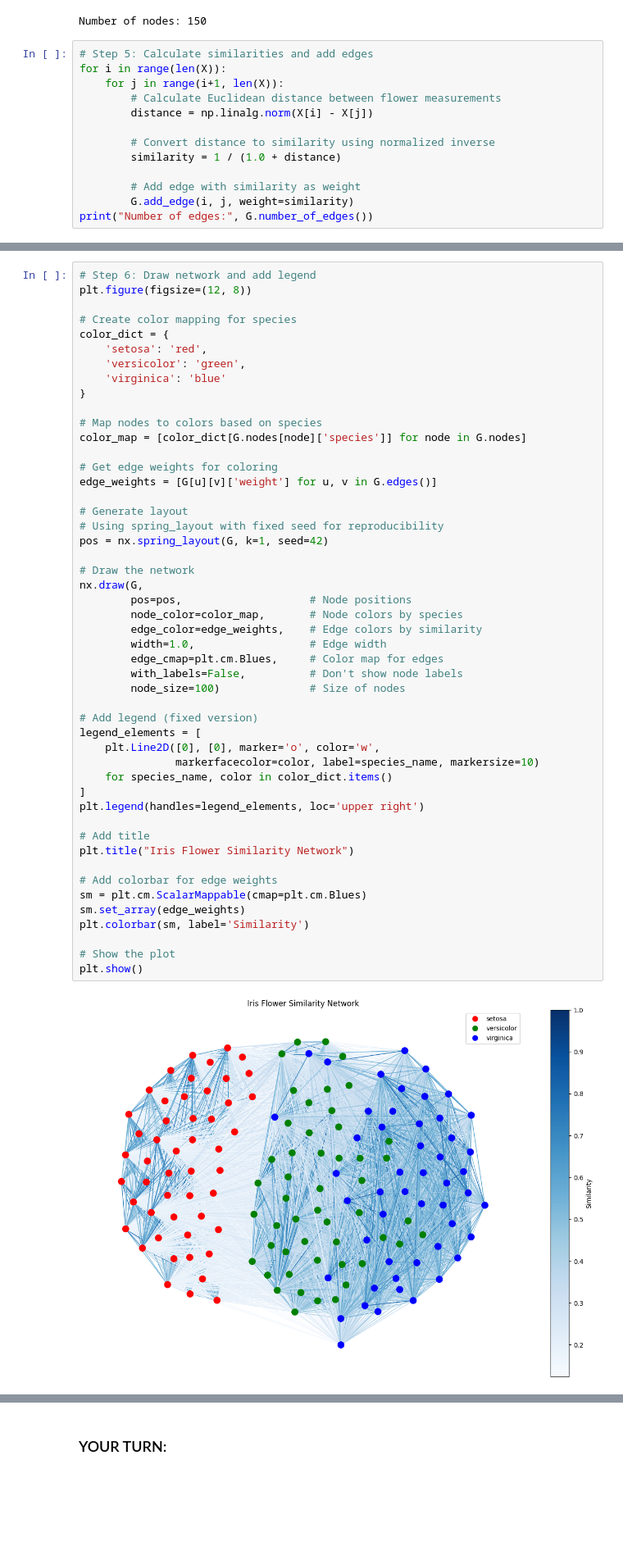
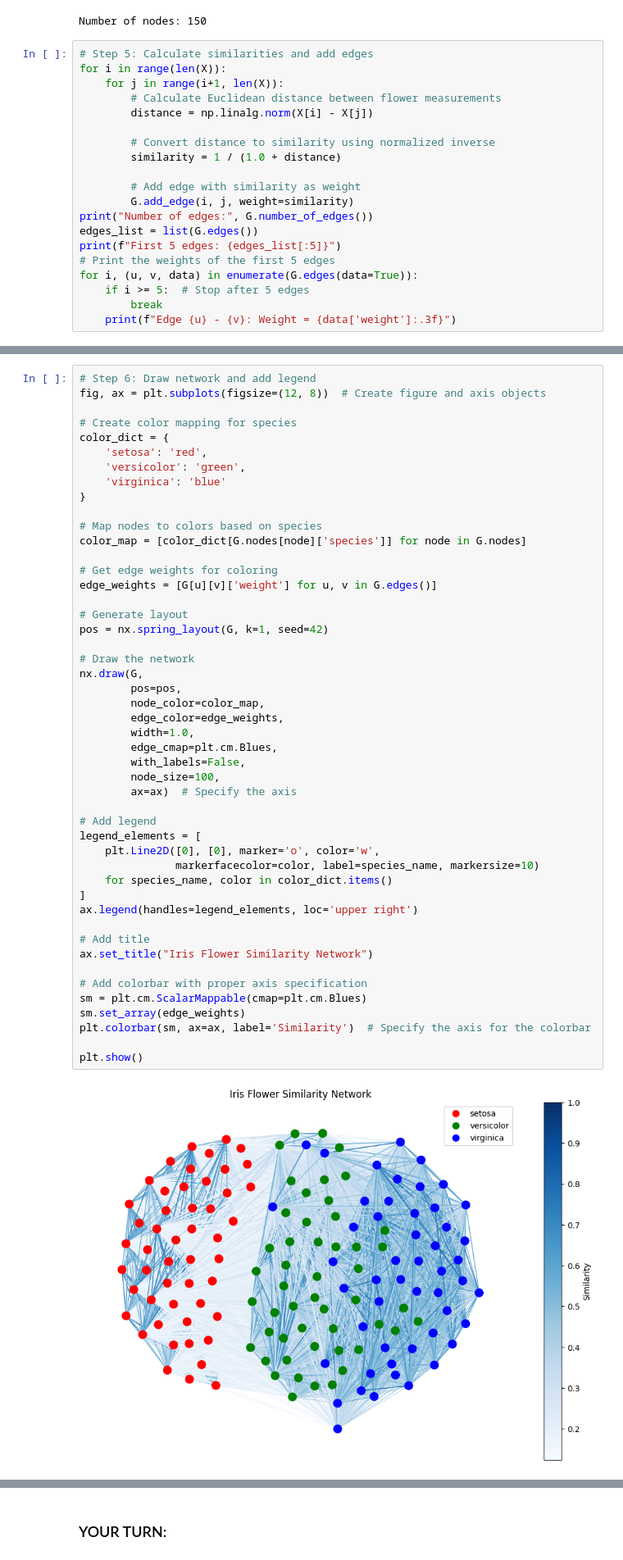
Before and after one commit to MMIV-ML/ELMED219-2025, a Jupyter notebook: Lab1-NetworkSci-PSN/notebooks/02-patient-similarity-networks-iris.ipynb, the cells around one changed output, grey strips where cells are left out. Shown at 82% size. Cells and saved outputs as stored; diff of their text form; blank space fills up the shorter version.

```diff
--- a/Lab1-NetworkSci-PSN/notebooks/02-patient-similarity-networks-iris.ipynb
+++ b/Lab1-NetworkSci-PSN/notebooks/02-patient-similarity-networks-iris.ipynb
@@ -55,5 +63,12 @@ for i in range(len(X)):
         # Add edge with similarity as weight
         G.add_edge(i, j, weight=similarity)
 print("Number of edges:", G.number_of_edges())
+edges_list = list(G.edges())
+print(f"First 5 edges: {edges_list[:5]}")
+# Print the weights of the first 5 edges
+for i, (u, v, data) in enumerate(G.edges(data=True)):
+    if i >= 5:  # Stop after 5 edges
+        break
+    print(f"Edge {u} - {v}: Weight = {data['weight']:.3f}")
 # %% [output]
 Number of edges: 11175
@@ -148,55 +193,54 @@ This similarity measure creates a network where:
 - Communities emerge from species relationships
 # %%
 # Step 6: Draw network and add legend
-plt.figure(figsize=(12, 8))
+fig, ax = plt.subplots(figsize=(12, 8))  # Create figure and axis objects
 
 # Create color mapping for species
 color_dict = {
     'setosa': 'red',
     'versicolor': 'green',
     'virginica': 'blue'
 }
 
 # Map nodes to colors based on species
 color_map = [color_dict[G.nodes[node]['species']] for node in G.nodes]
 
 # Get edge weights for coloring
 edge_weights = [G[u][v]['weight'] for u, v in G.edges()]
 
 # Generate layout
-# Using spring_layout with fixed seed for reproducibility
 pos = nx.spring_layout(G, k=1, seed=42)
 
 # Draw the network
 nx.draw(G,
-        pos=pos,                    # Node positions
-        node_color=color_map,       # Node colors by species
-        edge_color=edge_weights,    # Edge colors by similarity
-        width=1.0,                  # Edge width
-        edge_cmap=plt.cm.Blues,     # Color map for edges
-        with_labels=False,          # Don't show node labels
-        node_size=100)              # Size of nodes
+        pos=pos,
+        node_color=color_map,
+        edge_color=edge_weights,
+        width=1.0,
+        edge_cmap=plt.cm.Blues,
+        with_labels=False,
+        node_size=100,
+        ax=ax)  # Specify the axis
 
-# Add legend (fixed version)
+# Add legend
 legend_elements = [
     plt.Line2D([0], [0], marker='o', color='w',
                markerfacecolor=color, label=species_name, markersize=10)
     for species_name, color in color_dict.items()
 ]
-plt.legend(handles=legend_elements, loc='upper right')
+ax.legend(handles=legend_elements, loc='upper right')
 
 # Add title
-plt.title("Iris Flower Similarity Network")
+ax.set_title("Iris Flower Similarity Network")
 
-# Add colorbar for edge weights
+# Add colorbar with proper axis specification
 sm = plt.cm.ScalarMappable(cmap=plt.cm.Blues)
 sm.set_array(edge_weights)
-plt.colorbar(sm, label='Similarity')
+plt.colorbar(sm, ax=ax, label='Similarity')  # Specify the axis for the colorbar
 
-# Show the plot
 plt.show()
 # %% [output]
-[figure, old version]
+[figure, new version]
 # %% [markdown]
 Here is a detailed interpretation of the Iris Flower Similarity Network visualization:
 
```
Also changed, not shown: parts of 19 cells of this notebook.
